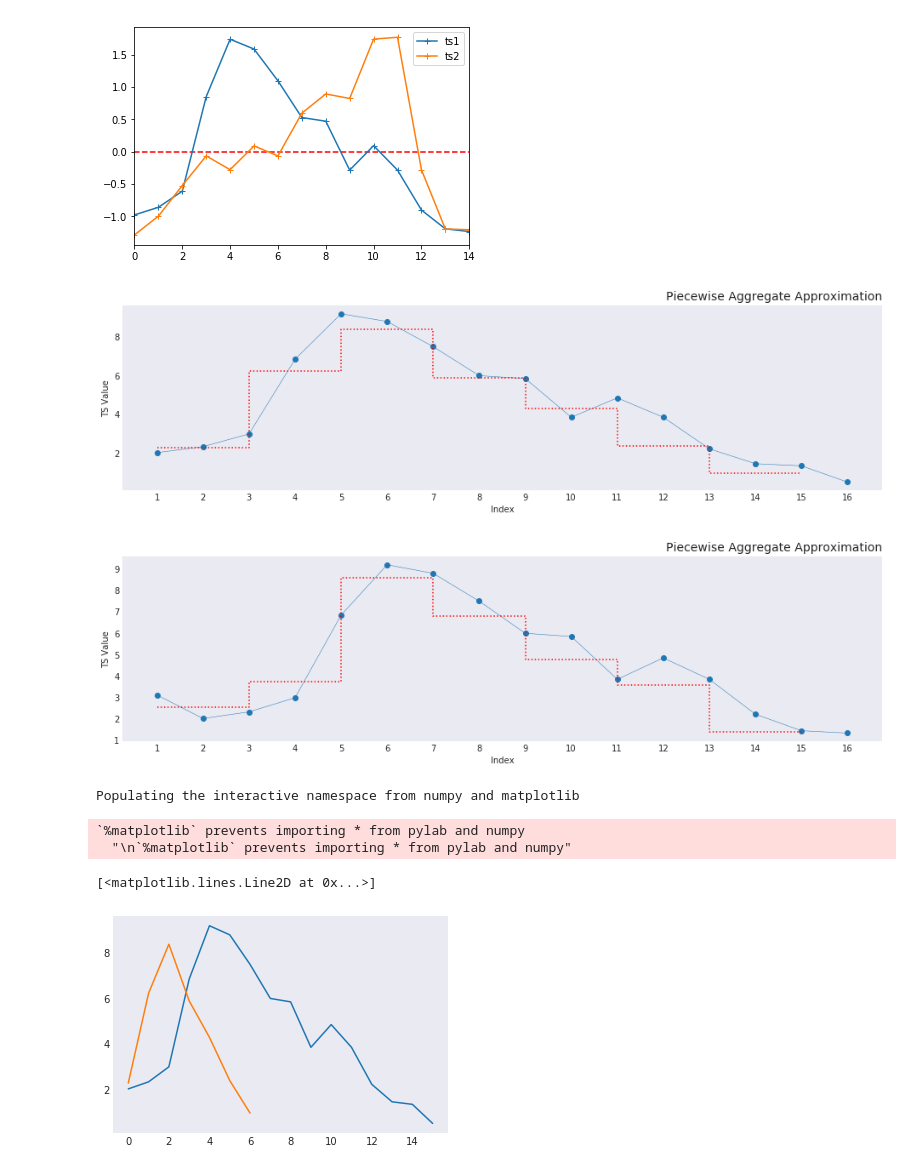
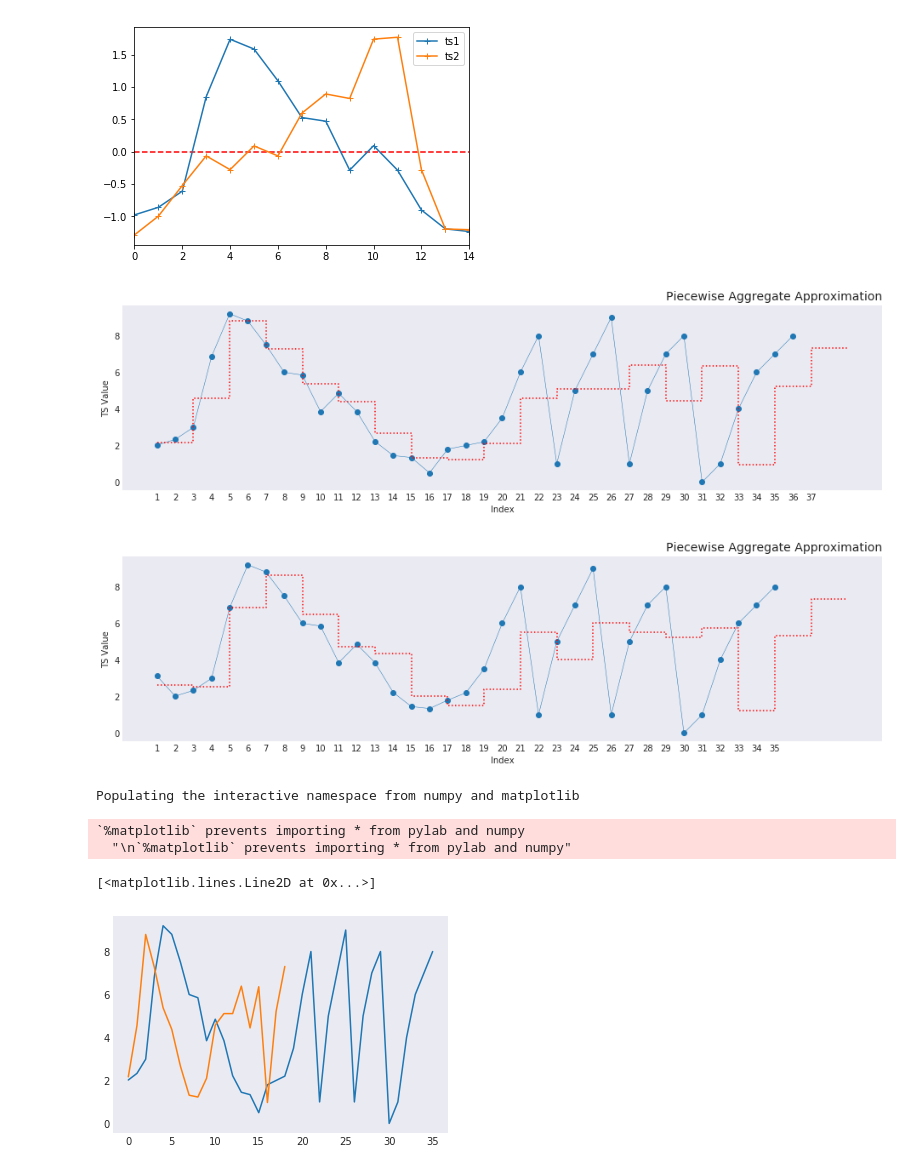
Before and after one commit to ABV-Hub/ShapeDTW-experiments, a Jupyter notebook: DTW.ipynb, the cells around one changed output. Drawn from its saved outputs; the diff is of its cells as text; code cells hidden in the pictures.

```diff
--- a/DTW.ipynb
+++ b/DTW.ipynb
@@ -180,8 +180,8 @@ import itertools as itools
 import matplotlib.pyplot as plt
 sns.set_style("dark")
 # %%
-t1 = np.array([2.02, 2.33, 2.99, 6.85, 9.20, 8.80, 7.50, 6.00, 5.85, 3.85, 4.85, 3.85, 2.22, 1.45, 1.34,0.5]).reshape(-1,1)
-t2 = np.array([3.12, 2.02, 2.33, 2.99, 6.85, 9.20, 8.80, 7.50, 6.00, 5.85, 3.85, 4.85, 3.85, 2.22, 1.45, 1.34]).reshape(-1,1)
+t1 = np.array([2.02, 2.33, 2.99, 6.85, 9.20, 8.80, 7.50, 6.00, 5.85, 3.85, 4.85, 3.85, 2.22, 1.45, 1.34,0.5,1.8,2,2.2,3.5,6,8,1,5,7,9,1,5,7,8,0,1,4,6,7,8]).reshape(-1,1)
+t2 = np.array([3.12, 2.02, 2.33, 2.99, 6.85, 9.20, 8.80, 7.50, 6.00, 5.85, 3.85, 4.85, 3.85, 2.22, 1.45,1.34,1.8,2.2,3.5,6,8,1,5,7,9,1,5,7,8,0,1,4,6,7,8]).reshape(-1,1)
 # %%
 def paa(arr, sections):
     try:
@@ -210,35 +210,35 @@ def paa(arr, sections):
 # %%
 
 
 plt.figure(figsize=(16, 4))
 plt.title("Piecewise Aggregate Approximation", size=14, loc="right")
-plt.plot(range(1, 17), t1, marker="o", linewidth=0.5)
-res = paa(t1, 7)
-plt.step([1, 3, 5, 7, 9, 11, 13, 15], np.insert(res, 0, res[0]),
+plt.plot(range(1, 37), t1, marker="o", linewidth=0.5)
+res = paa(t1, 19)
+plt.step([1, 3, 5, 7, 9, 11, 13, 15,17,19,21,23,25,27,29,31,33,35,37,39], np.insert(res, 0, res[0]),
          color="red", linestyle=":")
-plt.xticks(range(1, 17))
+plt.xticks(range(1, 38))
 plt.xlabel("Index")
 plt.ylabel("TS Value")
 plt.savefig("./PAAStepFinal.png", bbox_inches="tight")
 plt.show()
 # %% [output]
-[figure, old version]
+[figure, new version]
 # %%
 
 
 plt.figure(figsize=(16, 4))
 plt.title("Piecewise Aggregate Approximation", size=14, loc="right")
-plt.plot(range(1, 17), t2, marker="o", linewidth=0.5)
-res1 = paa(t2, 7)
-plt.step([1, 3, 5, 7, 9, 11, 13, 15], np.insert(res1, 0, res1[0]),
+plt.plot(range(1, 36), t2, marker="o", linewidth=0.5)
+res1 = paa(t2, 19)
+plt.step([1, 3, 5, 7, 9, 11, 13, 15,17,19,21,23,25,27,29,31,33,35,37,39], np.insert(res1, 0, res1[0]),
          color="red", linestyle=":")
-plt.xticks(range(1, 17))
+plt.xticks(range(1, 36))
 plt.xlabel("Index")
 plt.ylabel("TS Value")
 plt.savefig("./PAAStepFinal.png", bbox_inches="tight")
 plt.show()
 # %% [output]
-[figure, old version]
+[figure, new version]
 # %%
 %pylab inline
 # %% [output]
@@ -250,7 +250,7 @@ plot(t1)
 plot(res)
 # %% [output]
 [<matplotlib.lines.Line2D at 0x...>]
-[figure, old version]
+[figure, new version]
 # %%
 plot(t2)
 plot(res1)
```
Also changed, not shown: parts of 8 cells of this notebook.
